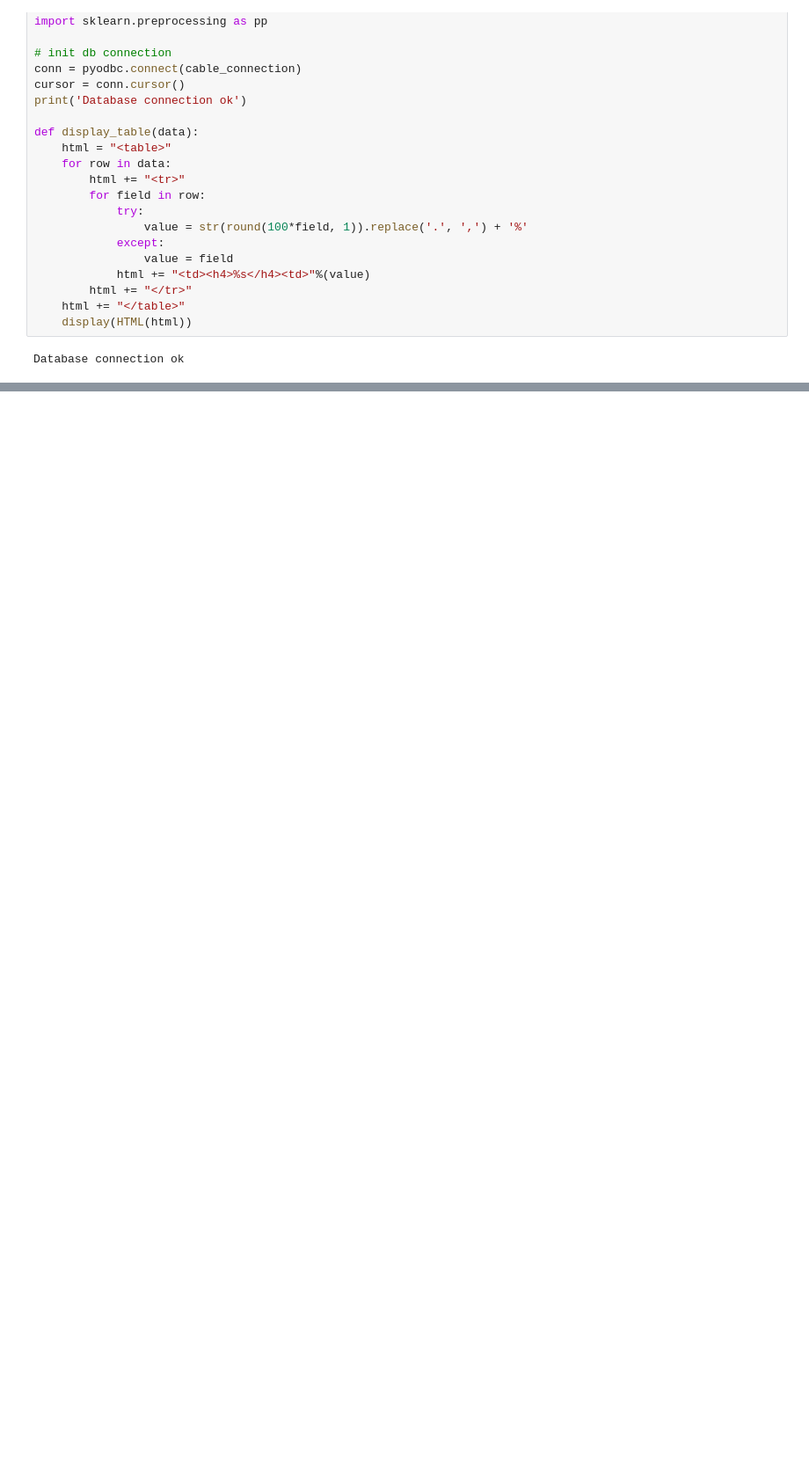
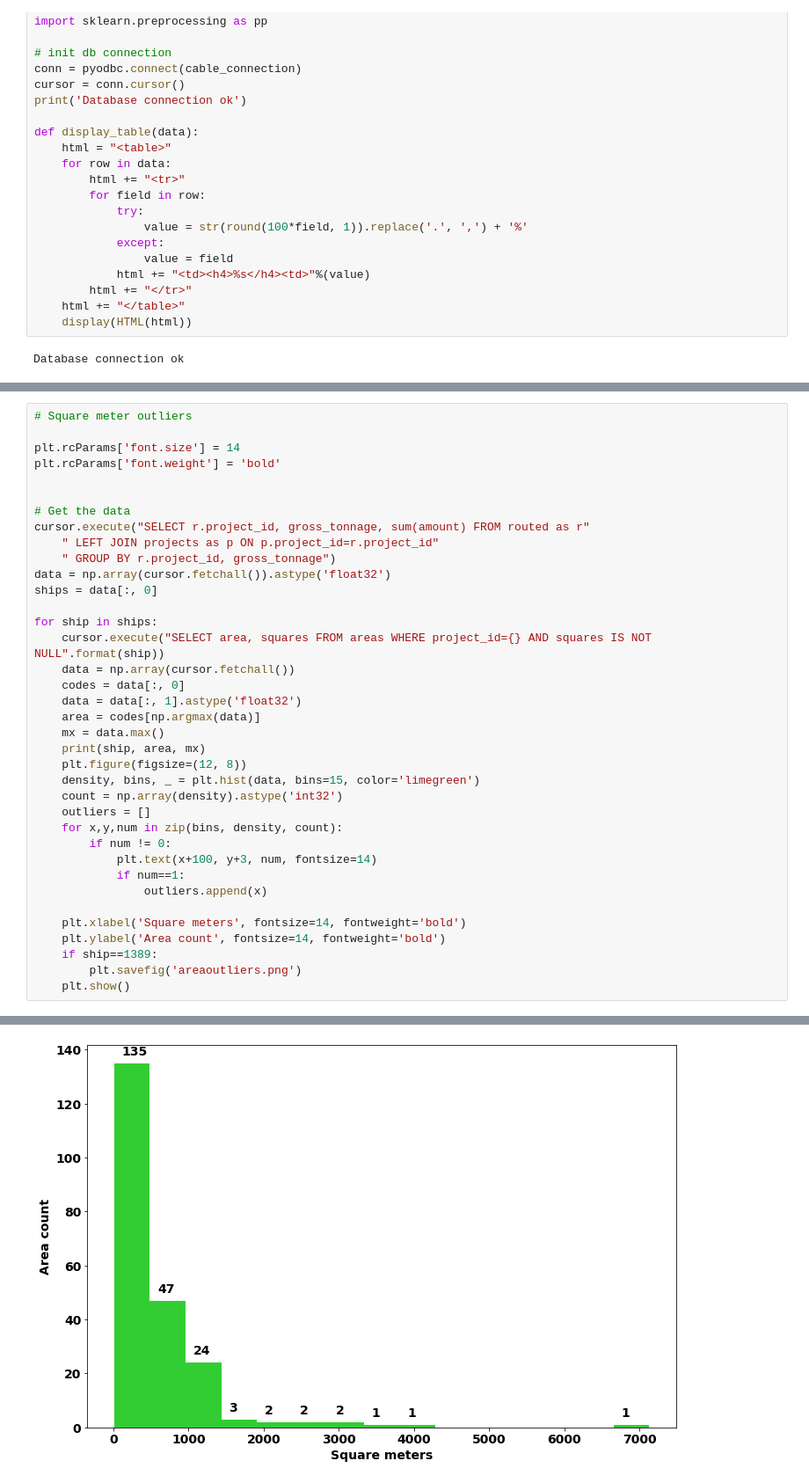
Before and after one commit to Miikkasna/cablepredictions, a Jupyter notebook: Outlier analysis.ipynb, the cells around one changed output, grey strips where cells are left out. Shown at 88% size. Drawn from its saved outputs; the diff is of its cells as text; blank space fills up the shorter version.

```diff
--- a/Outlier analysis.ipynb
+++ b/Outlier analysis.ipynb
@@ -57,0 +60,38 @@ plt.show()
+# %%
+# Square meter outliers
+
+plt.rcParams['font.size'] = 14
+plt.rcParams['font.weight'] = 'bold'
+
+
+# Get the data
+cursor.execute("SELECT r.project_id, gross_tonnage, sum(amount) FROM routed as r"
+    " LEFT JOIN projects as p ON p.project_id=r.project_id"
+    " GROUP BY r.project_id, gross_tonnage")
+data = np.array(cursor.fetchall()).astype('float32')
+ships = data[:, 0]
+
+for ship in ships:
+    cursor.execute("SELECT area, squares FROM areas WHERE project_id={} AND squares IS NOT NULL".format(ship))
+    data = np.array(cursor.fetchall())
+    codes = data[:, 0]
+    data = data[:, 1].astype('float32')
+    area = codes[np.argmax(data)]
+    mx = data.max()
+    print(ship, area, mx)
+    plt.figure(figsize=(12, 8))
+    density, bins, _ = plt.hist(data, bins=15, color='limegreen')
+    count = np.array(density).astype('int32')
+    outliers = []
+    for x,y,num in zip(bins, density, count):
+        if num != 0:
+            plt.text(x+100, y+3, num, fontsize=14)
+            if num==1:
+                outliers.append(x)
+
+    plt.xlabel('Square meters', fontsize=14, fontweight='bold')
+    plt.ylabel('Area count', fontsize=14, fontweight='bold')
+    if ship==1389:
+        plt.savefig('areaoutliers.png')
+    plt.show()
+# %% [output]
@@ -57,0 +99 @@ plt.show()
+[figure, added]
```
Also changed, not shown: parts of 2 cells of this notebook, 2 other files.
